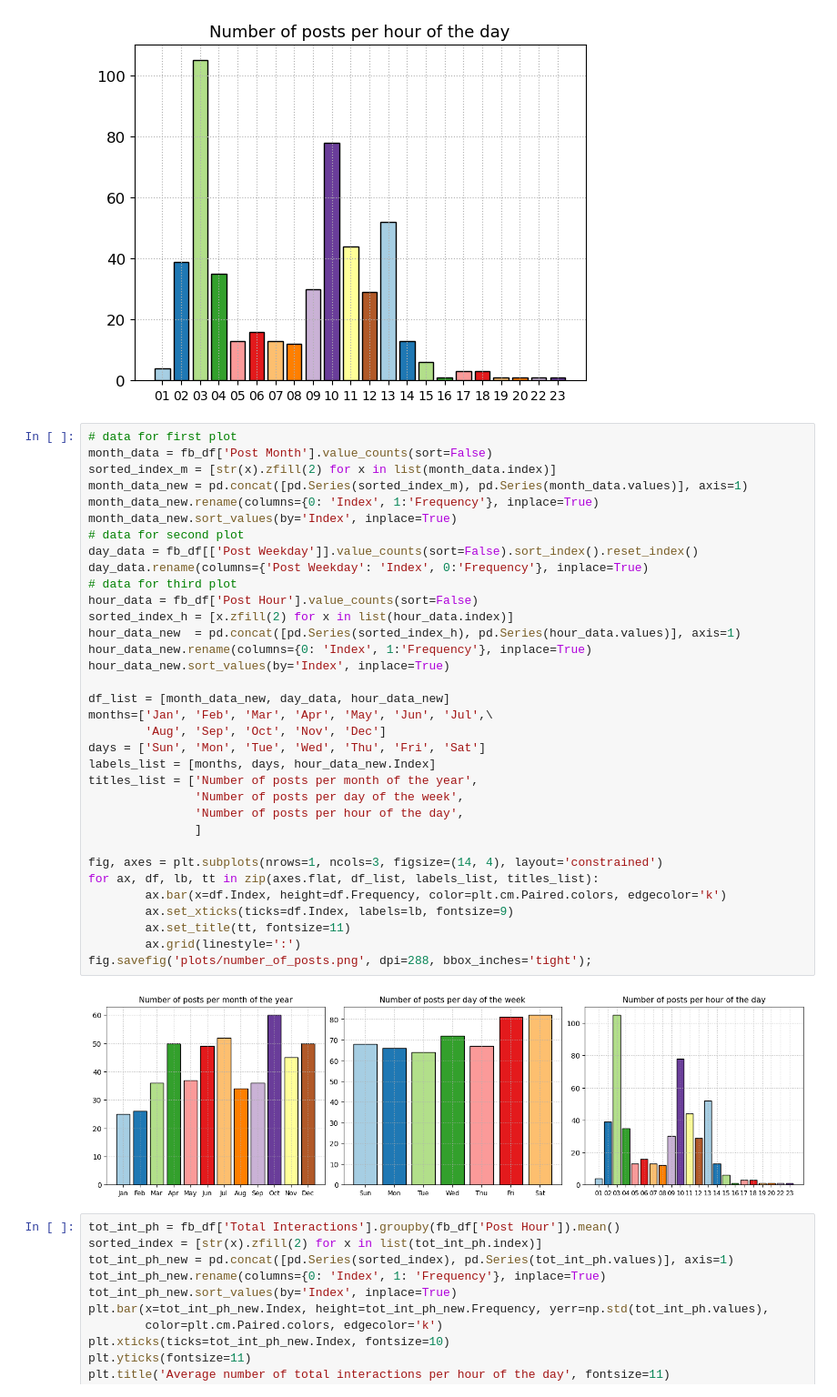
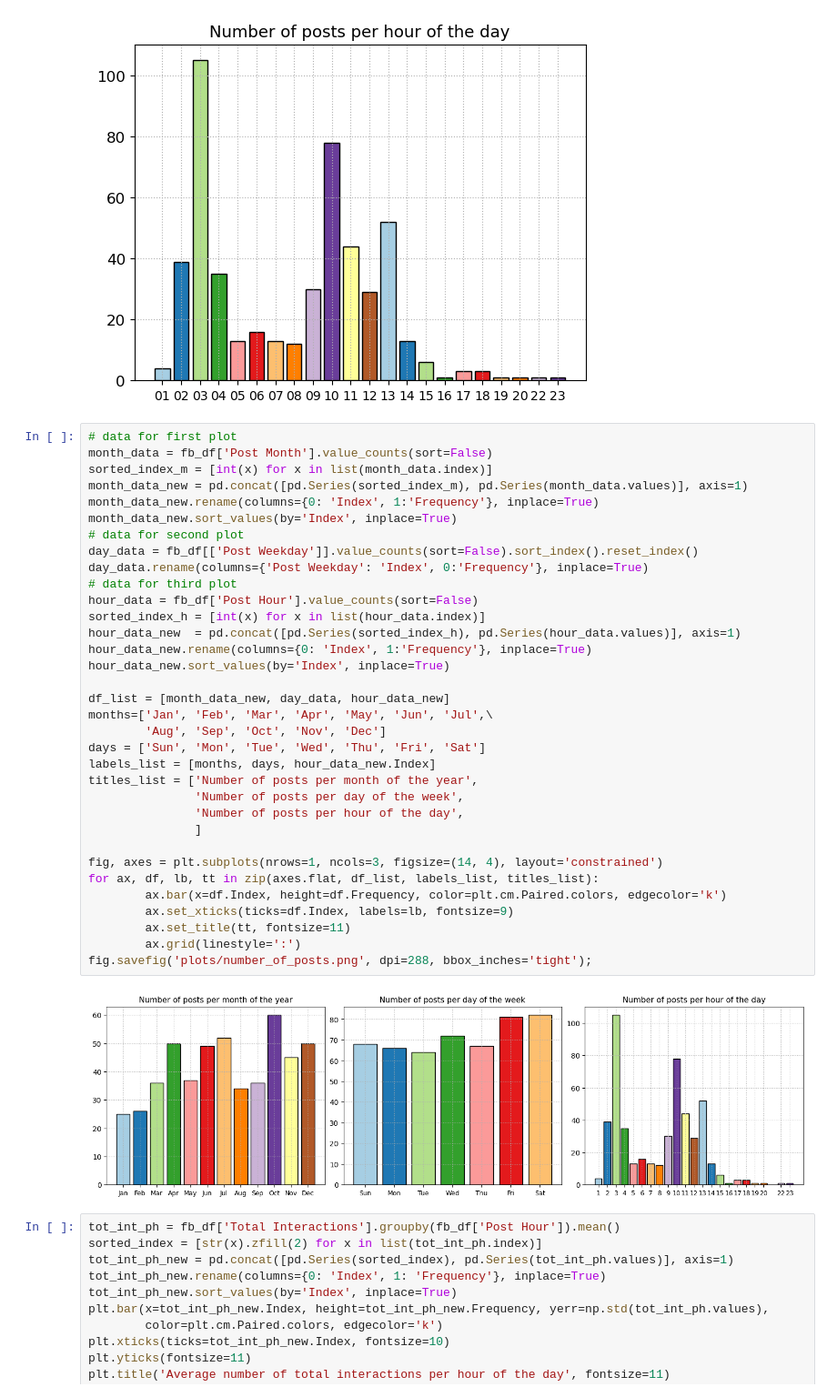
Before and after one commit to capac/facebook-metrics-data-set, a Jupyter notebook: fb_metrics.ipynb, the cells around one changed output. Shown at 91% size. Saved outputs shown, nothing was run; the diff lists cells and outputs as text.

Commit message:
Natural sorting by integers for 'Post Hour' and 'Post Month'

```diff
--- a/fb_metrics.ipynb
+++ b/fb_metrics.ipynb
@@ -152,39 +152,39 @@ plt.savefig('plots/number_of_posts_per_hour_of_day.png', dpi=288, bbox_inches='t
 # %%
 # data for first plot
 month_data = fb_df['Post Month'].value_counts(sort=False)
-sorted_index_m = [str(x).zfill(2) for x in list(month_data.index)]
+sorted_index_m = [int(x) for x in list(month_data.index)]
 month_data_new = pd.concat([pd.Series(sorted_index_m), pd.Series(month_data.values)], axis=1)
 month_data_new.rename(columns={0: 'Index', 1:'Frequency'}, inplace=True)
 month_data_new.sort_values(by='Index', inplace=True)
 # data for second plot
 day_data = fb_df[['Post Weekday']].value_counts(sort=False).sort_index().reset_index()
 day_data.rename(columns={'Post Weekday': 'Index', 0:'Frequency'}, inplace=True)
 # data for third plot
 hour_data = fb_df['Post Hour'].value_counts(sort=False)
-sorted_index_h = [x.zfill(2) for x in list(hour_data.index)]
+sorted_index_h = [int(x) for x in list(hour_data.index)]
 hour_data_new  = pd.concat([pd.Series(sorted_index_h), pd.Series(hour_data.values)], axis=1)
 hour_data_new.rename(columns={0: 'Index', 1:'Frequency'}, inplace=True)
 hour_data_new.sort_values(by='Index', inplace=True)
 
 df_list = [month_data_new, day_data, hour_data_new]
 months=['Jan', 'Feb', 'Mar', 'Apr', 'May', 'Jun', 'Jul',\
         'Aug', 'Sep', 'Oct', 'Nov', 'Dec']
 days = ['Sun', 'Mon', 'Tue', 'Wed', 'Thu', 'Fri', 'Sat']
 labels_list = [months, days, hour_data_new.Index]
 titles_list = ['Number of posts per month of the year',
                'Number of posts per day of the week',
                'Number of posts per hour of the day',
                ]
 
 fig, axes = plt.subplots(nrows=1, ncols=3, figsize=(14, 4), layout='constrained')
 for ax, df, lb, tt in zip(axes.flat, df_list, labels_list, titles_list):
         ax.bar(x=df.Index, height=df.Frequency, color=plt.cm.Paired.colors, edgecolor='k')
         ax.set_xticks(ticks=df.Index, labels=lb, fontsize=9)
         ax.set_title(tt, fontsize=11)
         ax.grid(linestyle=':')
 fig.savefig('plots/number_of_posts.png', dpi=288, bbox_inches='tight');
 # %% [output]
-[figure, old version]
+[figure, new version]
 # %%
 tot_int_ph = fb_df['Total Interactions'].groupby(fb_df['Post Hour']).mean()
 sorted_index = [str(x).zfill(2) for x in list(tot_int_ph.index)]
```
Also changed, not shown: 1 other file.
